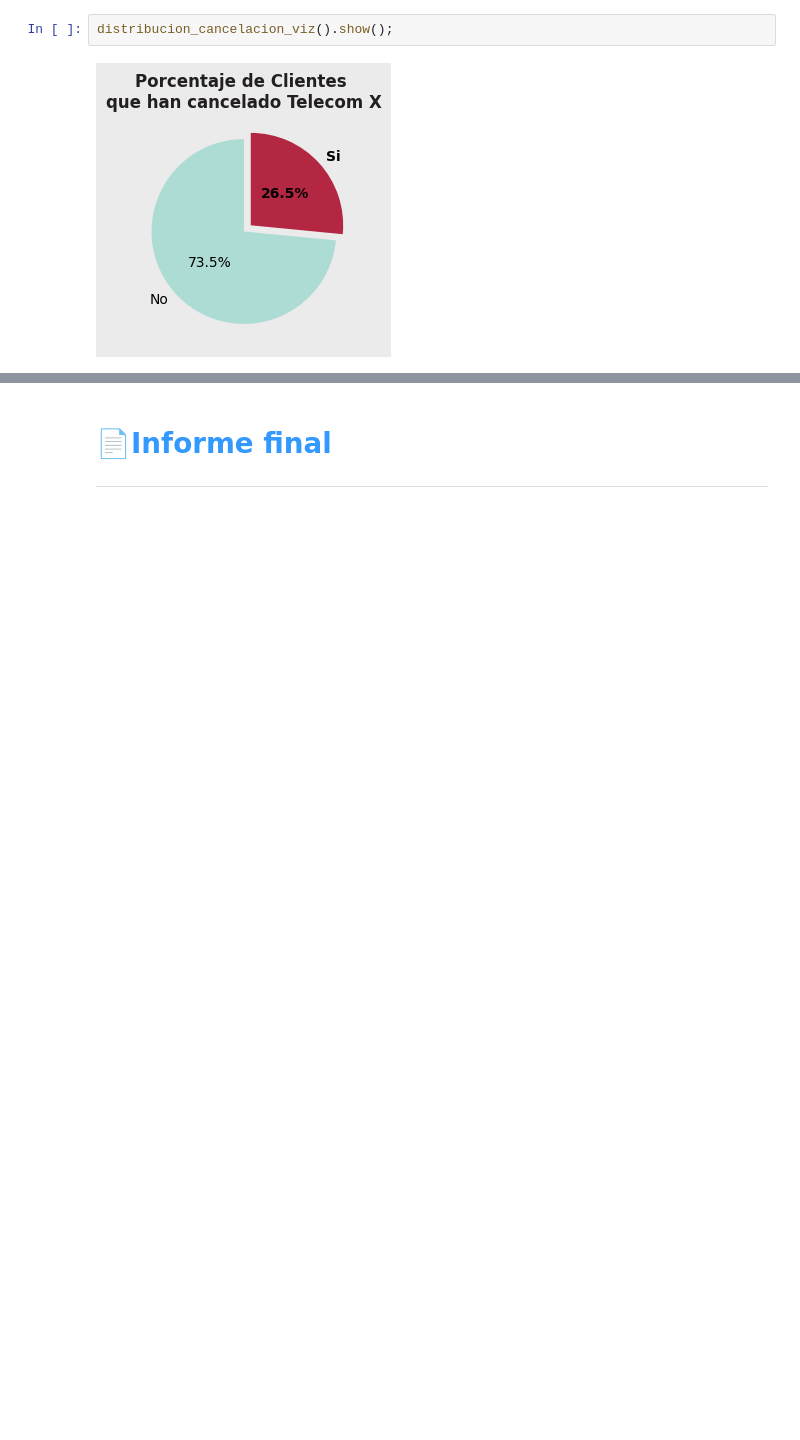
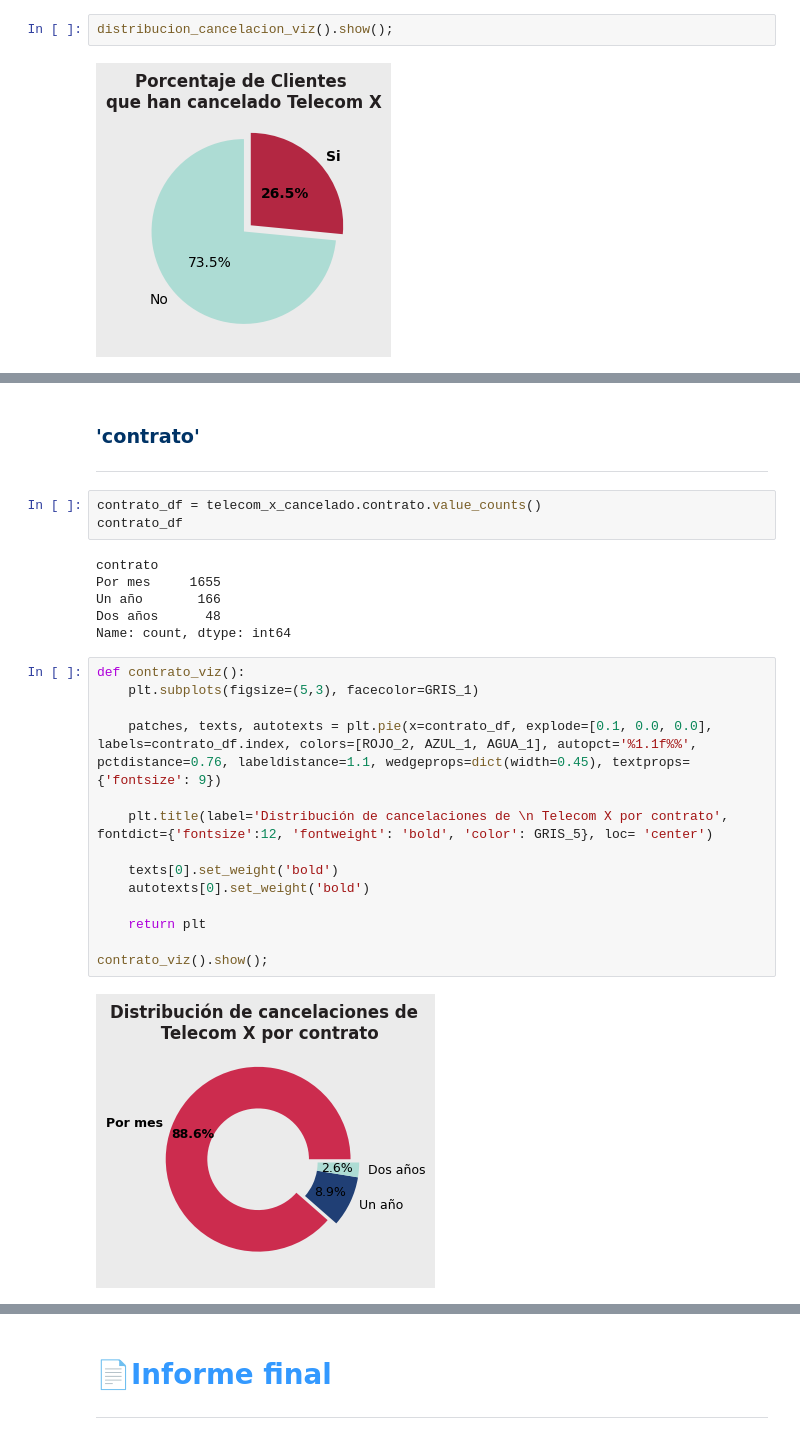
Before and after one commit to carloslozano-rg/challenge-telecom-x, a Jupyter notebook: TelecomX_LATAM.ipynb, the cells around one changed output, grey strips where cells are left out. Saved outputs shown, nothing was run; the diff lists cells and outputs as text; blank space fills up the shorter version.

```diff
--- a/TelecomX_LATAM.ipynb
+++ b/TelecomX_LATAM.ipynb
@@ -1143,0 +1324,28 @@ distribucion_cancelacion_viz().show();
+# %% [markdown]
+### <font color='#003366'>'contrato'</font>
+---
+# %%
+contrato_df = telecom_x_cancelado.contrato.value_counts()
+contrato_df
+# %% [output]
+contrato
+Por mes     1655
+Un año       166
+Dos años      48
+Name: count, dtype: int64
+# %%
+def contrato_viz():
+    plt.subplots(figsize=(5,3), facecolor=GRIS_1)
+
+    patches, texts, autotexts = plt.pie(x=contrato_df, explode=[0.1, 0.0, 0.0], labels=contrato_df.index, colors=[ROJO_2, AZUL_1, AGUA_1], autopct='%1.1f%%', pctdistance=0.76, labeldistance=1.1, wedgeprops=dict(width=0.45), textprops={'fontsize': 9})
+
+    plt.title(label='Distribución de cancelaciones de \n Telecom X por contrato', fontdict={'fontsize':12, 'fontweight': 'bold', 'color': GRIS_5}, loc= 'center')
+
+    texts[0].set_weight('bold')
+    autotexts[0].set_weight('bold')
+
+    return plt
+
+contrato_viz().show();
+# %% [output]
+[figure, added]
```
Also changed, not shown: parts of 35 cells of this notebook.
